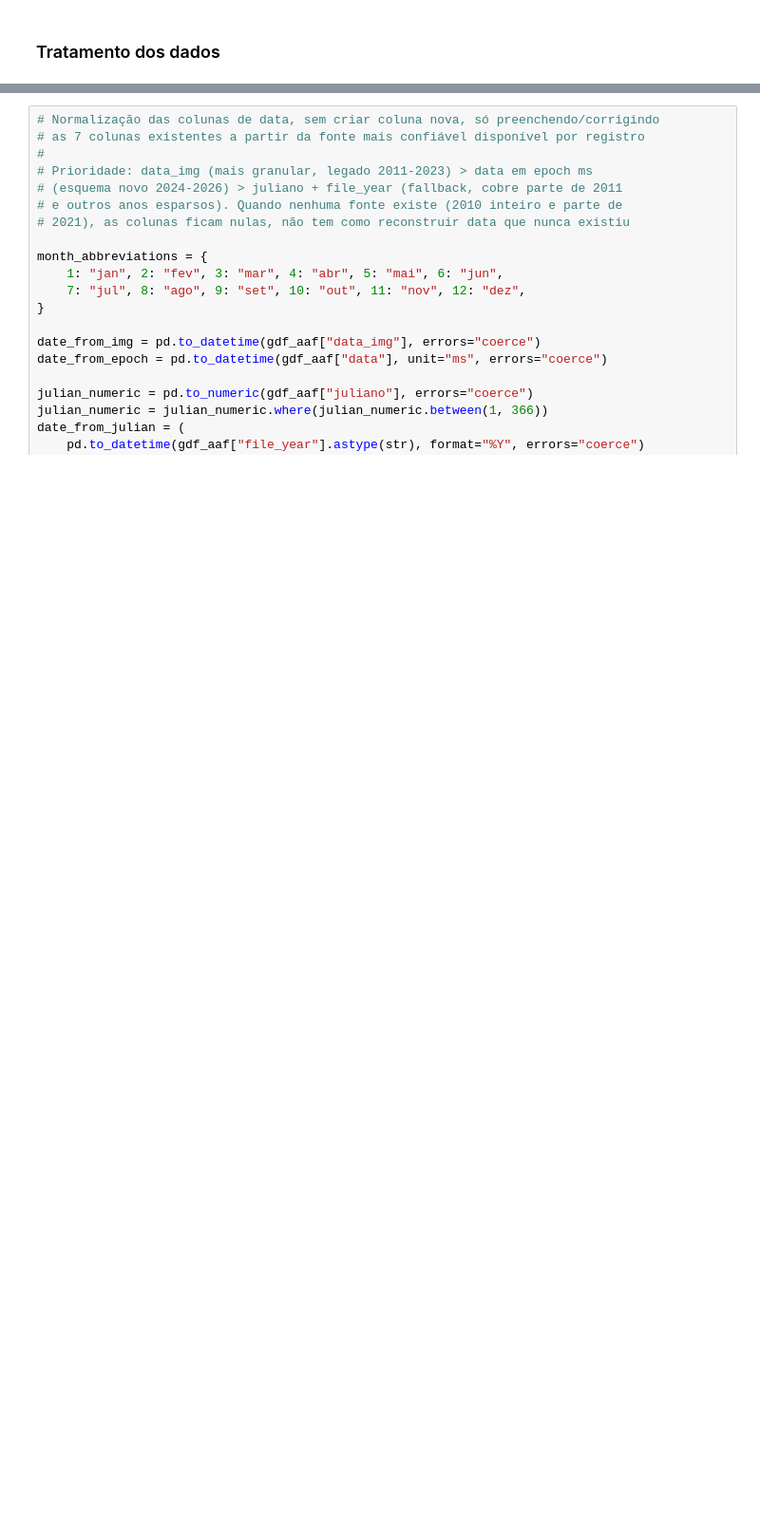
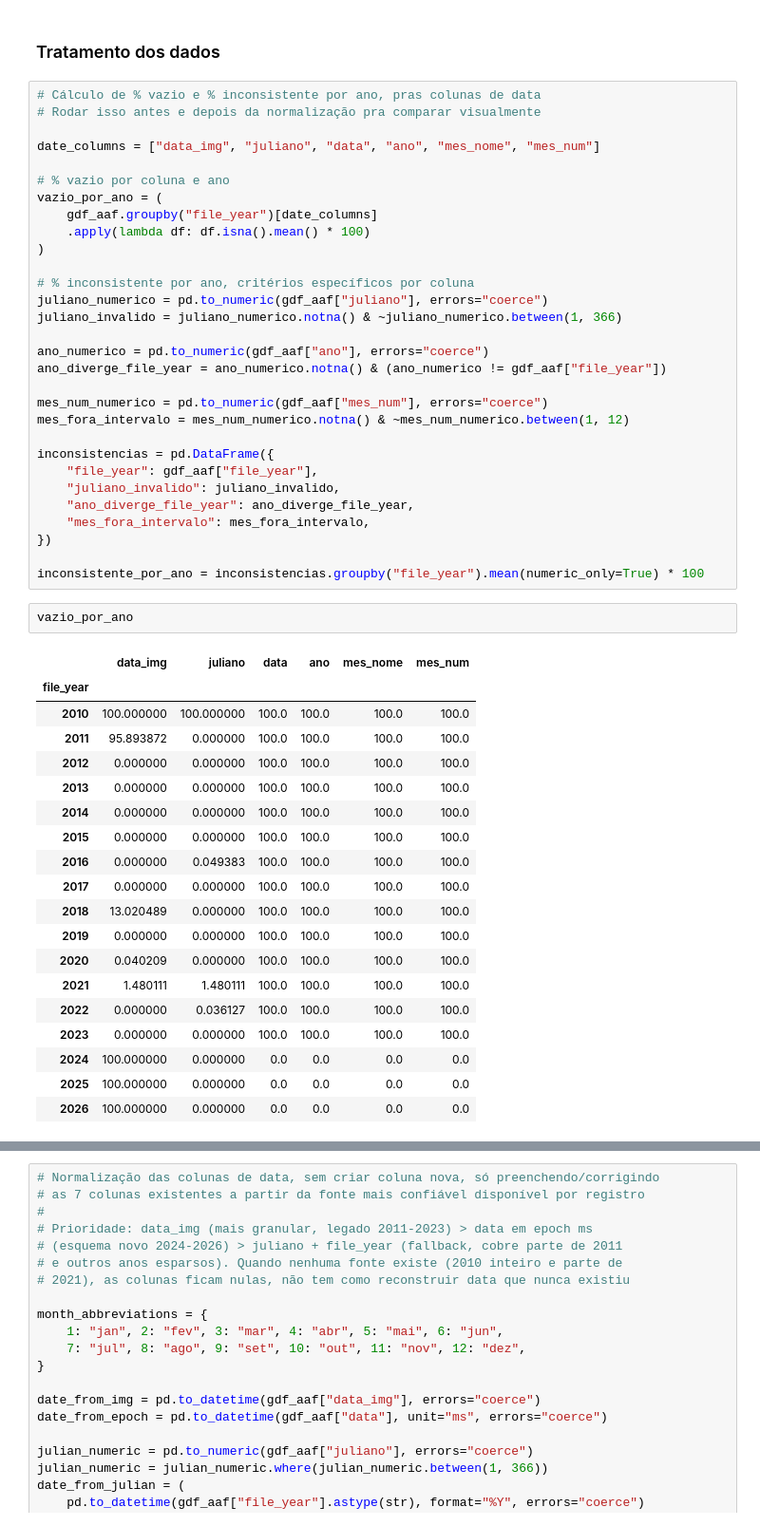
Before and after one commit to AndersonAlvesCoelho/pyroregions-classification, a Jupyter notebook: product_fires.ipynb, the cells around one changed output, grey strips where cells are left out. Shown at 95% size. Saved outputs shown, nothing was run; the diff lists cells and outputs as text; blank space fills up the shorter version.

```diff
--- a/product_fires.ipynb
+++ b/product_fires.ipynb
@@ -227,2 +199,54 @@ gdf_aaf[
 # %% [markdown]
 ### Tratamento dos dados
+# %%
+# Cálculo de % vazio e % inconsistente por ano, pras colunas de data
+# Rodar isso antes e depois da normalização pra comparar visualmente
+
+date_columns = ["data_img", "juliano", "data", "ano", "mes_nome", "mes_num"]
+
+# % vazio por coluna e ano
+vazio_por_ano = (
+    gdf_aaf.groupby("file_year")[date_columns]
+    .apply(lambda df: df.isna().mean() * 100)
+)
+
+# % inconsistente por ano, critérios específicos por coluna
+juliano_numerico = pd.to_numeric(gdf_aaf["juliano"], errors="coerce")
+juliano_invalido = juliano_numerico.notna() & ~juliano_numerico.between(1, 366)
+
+ano_numerico = pd.to_numeric(gdf_aaf["ano"], errors="coerce")
+ano_diverge_file_year = ano_numerico.notna() & (ano_numerico != gdf_aaf["file_year"])
+
+mes_num_numerico = pd.to_numeric(gdf_aaf["mes_num"], errors="coerce")
+mes_fora_intervalo = mes_num_numerico.notna() & ~mes_num_numerico.between(1, 12)
+
+inconsistencias = pd.DataFrame({
+    "file_year": gdf_aaf["file_year"],
+    "juliano_invalido": juliano_invalido,
+    "ano_diverge_file_year": ano_diverge_file_year,
+    "mes_fora_intervalo": mes_fora_intervalo,
+})
+
+inconsistente_por_ano = inconsistencias.groupby("file_year").mean(numeric_only=True) * 100
+# %%
+vazio_por_ano
+# %% [output]
+|  | data_img | juliano | data | ano | mes_nome | mes_num |
+| file_year |  |  |  |  |  |  |
+| 2010 | 100.000000 | 100.000000 | 100.0 | 100.0 | 100.0 | 100.0 |
+| 2011 | 95.893872 | 0.000000 | 100.0 | 100.0 | 100.0 | 100.0 |
+| 2012 | 0.000000 | 0.000000 | 100.0 | 100.0 | 100.0 | 100.0 |
+| 2013 | 0.000000 | 0.000000 | 100.0 | 100.0 | 100.0 | 100.0 |
+| 2014 | 0.000000 | 0.000000 | 100.0 | 100.0 | 100.0 | 100.0 |
+| 2015 | 0.000000 | 0.000000 | 100.0 | 100.0 | 100.0 | 100.0 |
+| 2016 | 0.000000 | 0.049383 | 100.0 | 100.0 | 100.0 | 100.0 |
+| 2017 | 0.000000 | 0.000000 | 100.0 | 100.0 | 100.0 | 100.0 |
+| 2018 | 13.020489 | 0.000000 | 100.0 | 100.0 | 100.0 | 100.0 |
+| 2019 | 0.000000 | 0.000000 | 100.0 | 100.0 | 100.0 | 100.0 |
+| 2020 | 0.040209 | 0.000000 | 100.0 | 100.0 | 100.0 | 100.0 |
+| 2021 | 1.480111 | 1.480111 | 100.0 | 100.0 | 100.0 | 100.0 |
+| 2022 | 0.000000 | 0.036127 | 100.0 | 100.0 | 100.0 | 100.0 |
+| 2023 | 0.000000 | 0.000000 | 100.0 | 100.0 | 100.0 | 100.0 |
+| 2024 | 100.000000 | 0.000000 | 0.0 | 0.0 | 0.0 | 0.0 |
+| 2025 | 100.000000 | 0.000000 | 0.0 | 0.0 | 0.0 | 0.0 |
+| 2026 | 100.000000 | 0.000000 | 0.0 | 0.0 | 0.0 | 0.0 |
```
Also changed, not shown: parts of 6 cells of this notebook.
